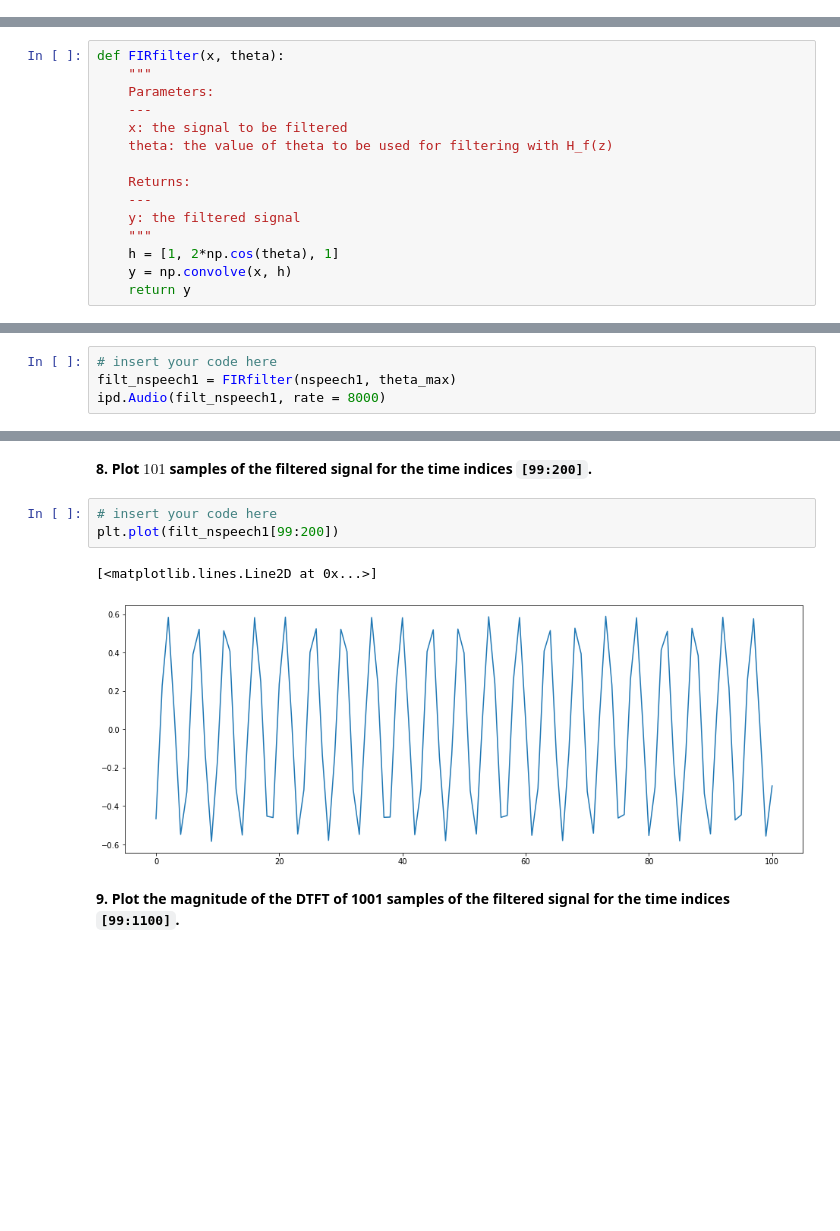
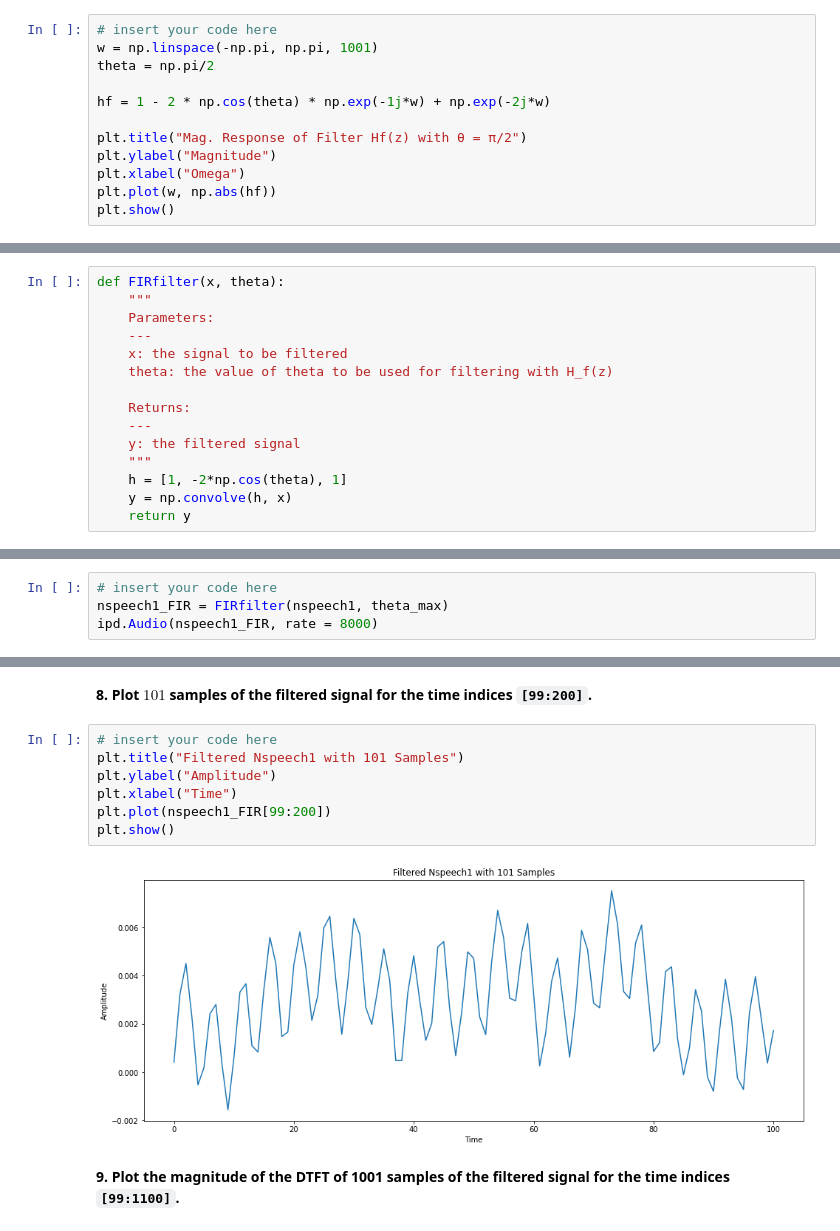
Before and after one commit to cdavin2/dsp_lab05a, a Jupyter notebook: lab05a_final_report.ipynb, the cells around one changed output, grey strips where cells are left out. Cells and saved outputs as stored; diff of their text form; blank space fills up the shorter version.

````diff
--- a/lab05a_final_report.ipynb
+++ b/lab05a_final_report.ipynb
@@ -70,0 +88,12 @@ plt.show()
+# %%
+# insert your code here
+w = np.linspace(-np.pi, np.pi, 1001)
+theta = np.pi/2
+
+hf = 1 - 2 * np.cos(theta) * np.exp(-1j*w) + np.exp(-2j*w)
+
+plt.title("Mag. Response of Filter Hf(z) with θ = π/2")
+plt.ylabel("Magnitude")
+plt.xlabel("Omega")
+plt.plot(w, np.abs(hf))
+plt.show()
@@ -137,15 +175,15 @@ def FIRfilter(x, theta):
     ---
     y: the filtered signal
     """
-    h = [1, 2*np.cos(theta), 1]
-    y = np.convolve(x, h)
+    h = [1, -2*np.cos(theta), 1]
+    y = np.convolve(h, x)
     return y
 # %% [markdown]
 **6. Apply the new function ```FIRfilter``` to the ```nspeech1``` vector to attenuate the sinusoidal interference. Listen to the filtered signal to hear the effects of the filter.**
 # %%
 # insert your code here
-filt_nspeech1 = FIRfilter(nspeech1, theta_max)
-ipd.Audio(filt_nspeech1, rate = 8000)
+nspeech1_FIR = FIRfilter(nspeech1, theta_max)
+ipd.Audio(nspeech1_FIR, rate = 8000)
 # %% [output]
 [interactive output not drawn]
 # %% [markdown]
@@ -156,10 +194,13 @@ Insert your answer here
 **8. Plot $101$ samples of the filtered signal for the time indices ```[99:200]```.**
 # %%
 # insert your code here
-plt.plot(filt_nspeech1[99:200])
+plt.title("Filtered Nspeech1 with 101 Samples")
+plt.ylabel("Amplitude")
+plt.xlabel("Time")
+plt.plot(nspeech1_FIR[99:200])
+plt.show()
 # %% [output]
-[<matplotlib.lines.Line2D at 0x...>]
-[figure, old version]
+[figure, new version]
 # %% [markdown]
 **9. Plot the magnitude of the DTFT of 1001 samples of the filtered signal for the time indices ```[99:1100]```.**
 # %%
````
Also changed, not shown: parts of 27 cells of this notebook.
